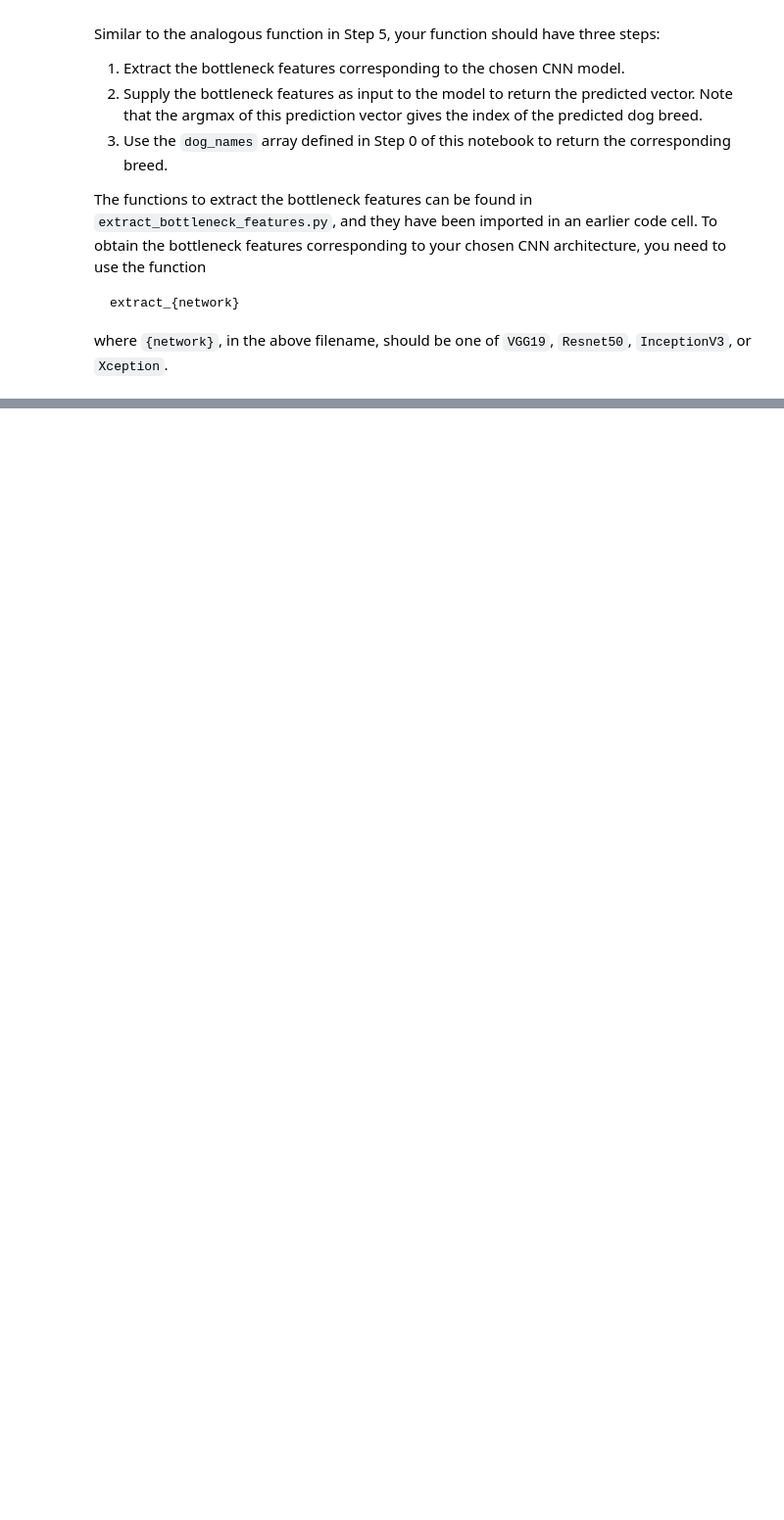
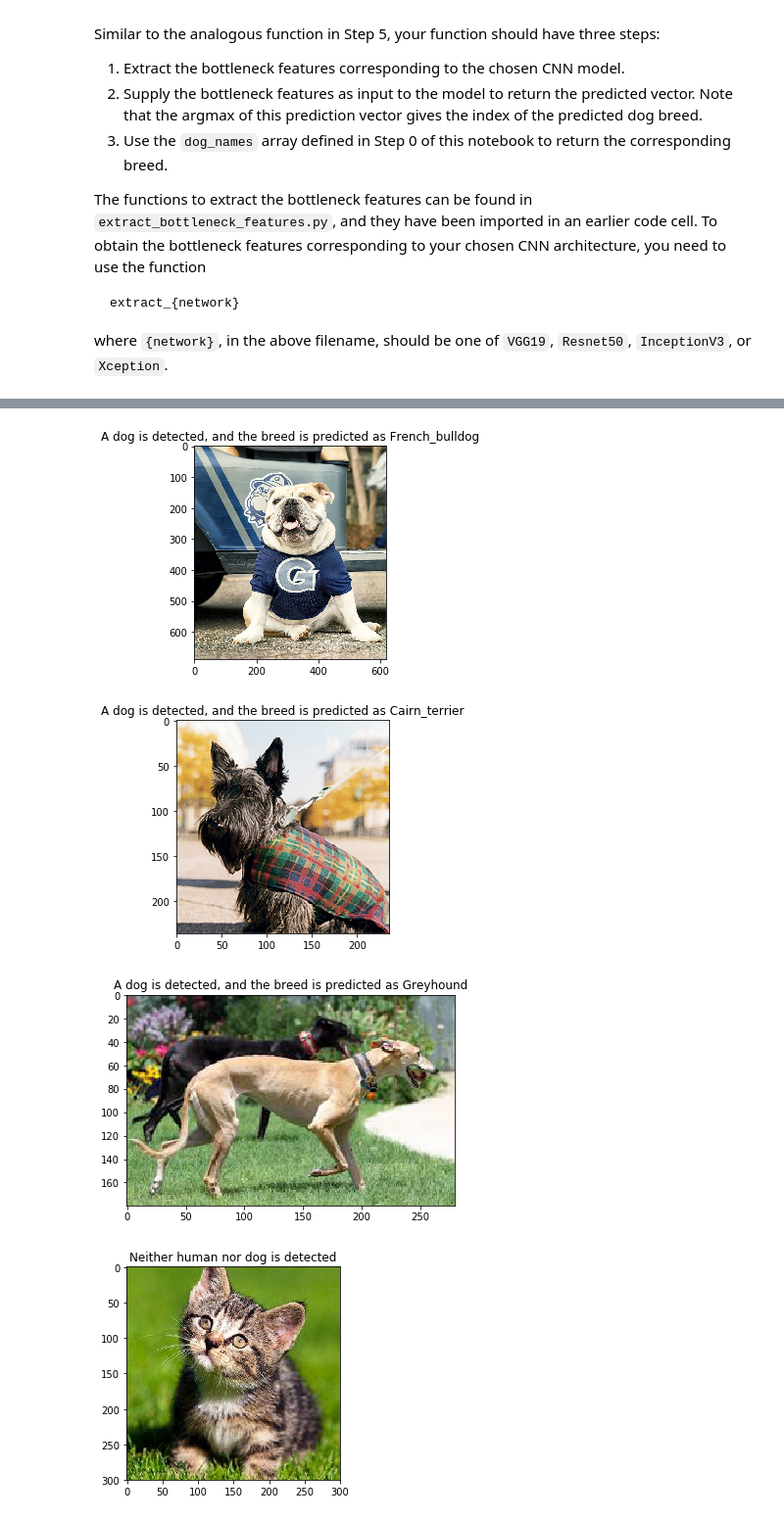
Before and after one commit to weiweiliu31/dog-project, a Jupyter notebook: dog_app.ipynb, the cells around one changed output, grey strips where cells are left out. Shown at 98% size. Drawn from its saved outputs; the diff is of its cells as text; code cells hidden in the pictures; blank space fills up the shorter version.

```diff
--- a/dog_app.ipynb
+++ b/dog_app.ipynb
@@ -510,6 +658,7 @@ You are welcome to [augment the training data](https://blog.keras.io/building-po
 ### (IMPLEMENTATION) Load the Model with the Best Validation Loss
 # %%
 ### TODO: Load the model weights with the best validation loss.
+Resnet50_model.load_weights('saved_models/weights.best.Resnet50.hdf5')
 # %% [markdown]
 ### (IMPLEMENTATION) Test the Model
 
@@ -534,6 +690,13 @@ where `{network}`, in the above filename, should be one of `VGG19`, `Resnet50`,
 # %%
 ### TODO: Write a function that takes a path to an image as input
 ### and returns the dog breed that is predicted by the model.
+def Resnet50_predict_breed(img_path):
+    # extract bottleneck features
+    bottleneck_feature = extract_Resnet50(path_to_tensor(img_path))
+    # obtain predicted vector
+    predicted_vector = Resnet50_model.predict(bottleneck_feature)
+    # return dog breed that is predicted by the model
+    return dog_names[np.argmax(predicted_vector)]
 # %% [markdown]
 ---
 <a id='step6'></a>
@@ -558,3 +718,30 @@ Some sample output for our algorithm is provided below, but feel free to design
+# %%
+### TODO: Write your algorithm.
+### Feel free to use as many code cells as needed.
+
+
+import matplotlib.pyplot as plt
+import matplotlib.image as mpimg
+
+def breed_detector(img_path):
+
+    img = mpimg.imread(img_path)
+    _ = plt.imshow(img)
+    msg = ""
+
+    if dog_detector(img_path):
+        breed = Resnet50_predict_breed(img_path)
+        msg = "A dog is detected, and the breed is predicted as " + breed
+    elif face_detector(img_path):
+        breed = Resnet50_predict_breed(img_path)
+        msg = "A human is detected, and it resembles " + breed
+    else:
+        msg = "Neither human nor dog is detected"
+
+    plt.title(msg)
+    plt.show()
+
+    return
 # %% [markdown]
 ---
 <a id='step7'></a>
@@ -572,4 +763,19 @@ __Answer:__
 # %%
 ## TODO: Execute your algorithm from Step 6 on
 ## at least 6 images on your computer.
 ## Feel free to use as many code cells as needed.
+
+examples = ["./myImages/jack.jpg", "./myImages/scotty.jpg", \
+            "./myImages/greyhound.jpeg", \
+            "./myImages/cat.jpg", \
+            "./myImages/r2d2.jpg", "./myImages/c3po.jpg", \
+            "./myImages/trump.jpeg","./myImages/trump1.jpeg","./myImages/trump2.jpeg", \
+            "./myImages/silky_terrier.jpg"]
+
+for e in examples:
+    breed_detector(e)
+# %% [output]
+[figure, added]
+[figure, added]
+[figure, added]
+[figure, added]
```
Also changed, not shown: parts of 26 cells of this notebook, 20 other files.
